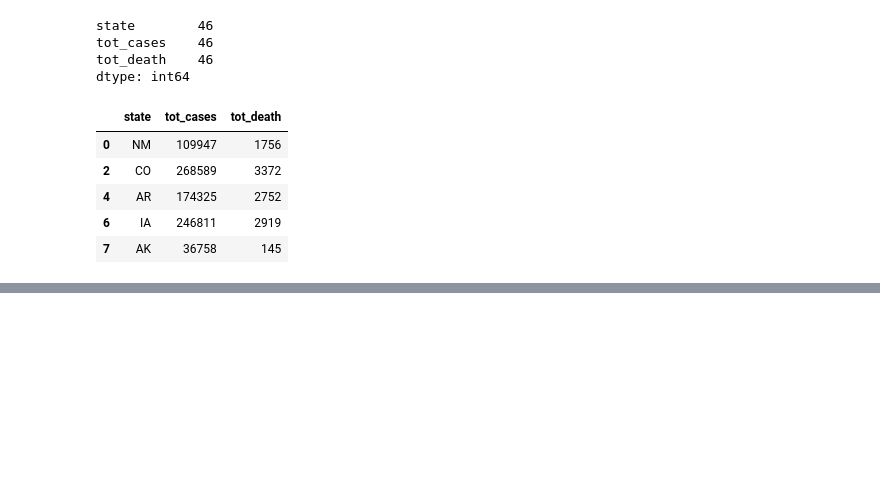
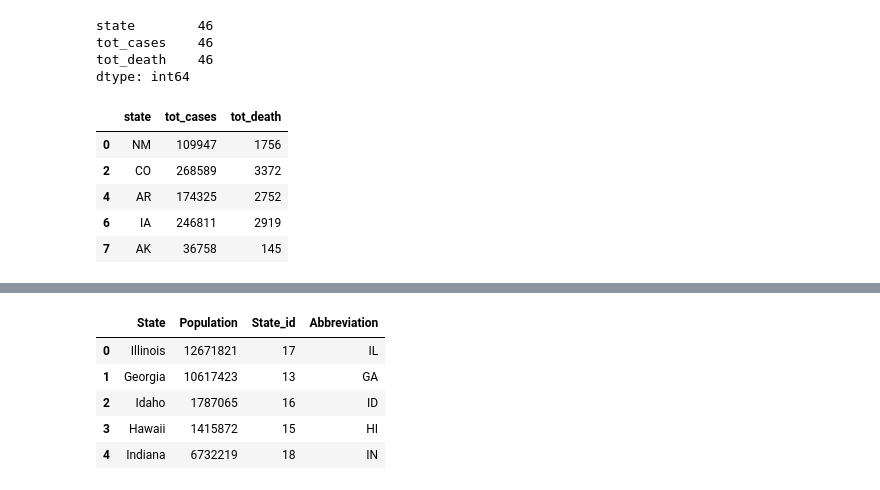
Before and after one commit to gt-data-bootcamp/data-science-bootcamp-project-1, a Jupyter notebook: covid-politics.ipynb, the cells around one changed output, grey strips where cells are left out. Cells and saved outputs as stored; diff of their text form; code cells hidden in the pictures; blank space fills up the shorter version.

```diff
--- a/covid-politics.ipynb
+++ b/covid-politics.ipynb
@@ -229,0 +219,11 @@ statepop.head()
+# %%
+statepop = statepop.merge(state_abb, on='State')
+
+statepop.head()
+# %% [output]
+|  | State | Population | State_id | Abbreviation |
+| 0 | Illinois | 12671821 | 17 | IL |
+| 1 | Georgia | 10617423 | 13 | GA |
+| 2 | Idaho | 1787065 | 16 | ID |
+| 3 | Hawaii | 1415872 | 15 | HI |
+| 4 | Indiana | 6732219 | 18 | IN |
```
Also changed, not shown: parts of 20 cells of this notebook.
